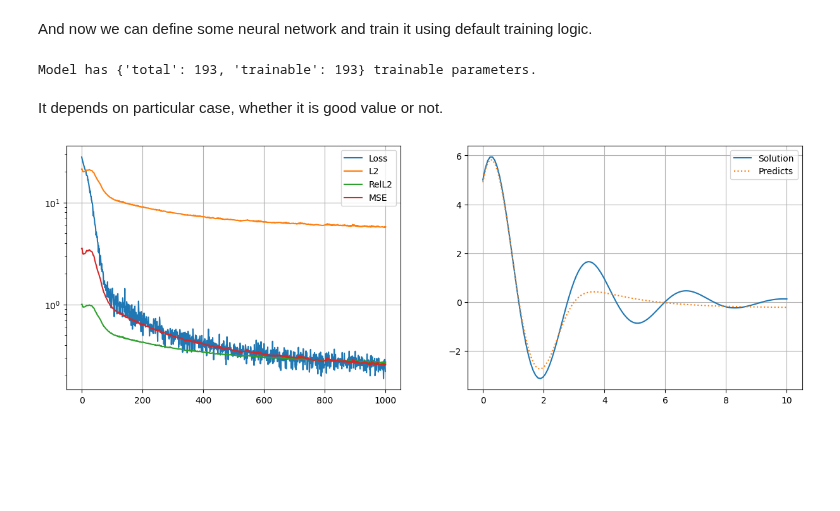
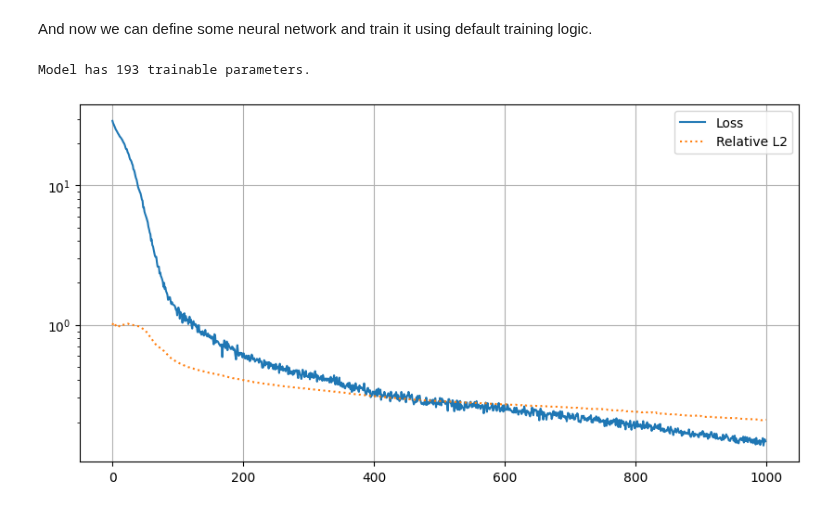
Before and after one commit to DaniilLaptev/pinns, a Jupyter notebook: examples/damped harmonic oscillator basic.ipynb, the cells around one changed output. Cells and saved outputs as stored; diff of their text form; code cells hidden in the pictures; blank space fills up the shorter version.

Commit message:
Added Domain class; added plotting; minor changes

```diff
--- a/examples/damped harmonic oscillator basic.ipynb
+++ b/examples/damped harmonic oscillator basic.ipynb
@@ -53,7 +53,8 @@ First of all, we need to build all of ours samplers. We can use predefined sampl
 
 If you want, for example, load data from disk or sample it from some function, or make signatures easier, you should define your own sampler. Also you can always redefine training logic and make your own Trainer, if it is really necessary (and it should not be so hard).
 # %%
-from pinns.samplers import ConstantSampler, RandomRectangularSampler
+from pinns import Domain
+from pinns.samplers import ConstantSampler, RandomSampler
 
 # Constraints sampler must return tuple of tensors
 # (points, values), each of shape [num_pts, coords].
@@ -63,8 +64,8 @@ constraints_sampler = ConstantSampler((
 ))
 
 # Collocation sampler must return just tensor of shape [num_pts, coords].
-domain = {'t': [0, T]}
-collocation_sampler = RandomRectangularSampler(domain, 256, return_dict=False)
+domain = Domain({'t': [0, T]})
+collocation_sampler = RandomSampler(domain, 2048, return_dict=False)
 
 # Test points sampler output must have same
 # structure as constraints sampler.
@@ -107,7 +108,7 @@ from pinns.optimizers import Adam
 from pinns.metrics import l2, rel_l2, mse
 
 pinn = FF([1] + [64] + [1], activ=nn.Tanh(), biases=True)
-print(f'Model has {pinn.count_parameters()} trainable parameters.')
+print(f'Model has {pinn.count_parameters()["trainable"]} trainable parameters.')
 
 adam = Adam(pinn, lr = 1e-2)
 
@@ -124,37 +125,11 @@ trainer.train(
     optimizers=[(0, adam)],
     validate_every=1,
     test_sampler=test_points_sampler,
-    metrics=[l2, rel_l2, mse],
+    metrics=[rel_l2],
     )
 # %% [output]
-Model has {'total': 193, 'trainable': 193} trainable parameters.
+Model has 193 trainable parameters.
-# %% [markdown]
-It depends on particular case, whether it is good value or not.
-# %%
-# pinn.model = torch.load('./very_good_model_dont_delete.pt')
-
-fig, axs = plt.subplots(1, 2, figsize=(15, 5))
-
-axs[0].plot([ls for ls in trainer.loss_history], label='Loss')
-
-l2_history = [er[0] for er in trainer.error_history]
-rel_l2_history = [er[1] for er in trainer.error_history]
-mse_history = [er[2] for er in trainer.error_history]
-x = range(0, trainer.iter + 1, 1)
-
-axs[0].plot(x, l2_history, label='L2')
-axs[0].plot(x, rel_l2_history, label='RelL2')
-axs[0].plot(x, mse_history, label='MSE')
-axs[0].grid()
-axs[0].set_yscale('log')
-axs[0].legend()
-
-preds = pinn.predict(t.reshape(-1, 1))
-axs[1].plot(t, solution, label='Solution')
-axs[1].plot(t, preds.detach(), label='Predicts', linestyle=':')
-axs[1].grid()
-axs[1].legend()
-
-plt.show()
-# %% [output]
-[figure, removed]
+# %%
+trainer.plot(figsize = (10, 5), error_names=['Relative L2'], single = True)
+# %% [output]
+[figure, added]
```
Also changed, not shown: parts of 1 cell of this notebook, 6 other files.
